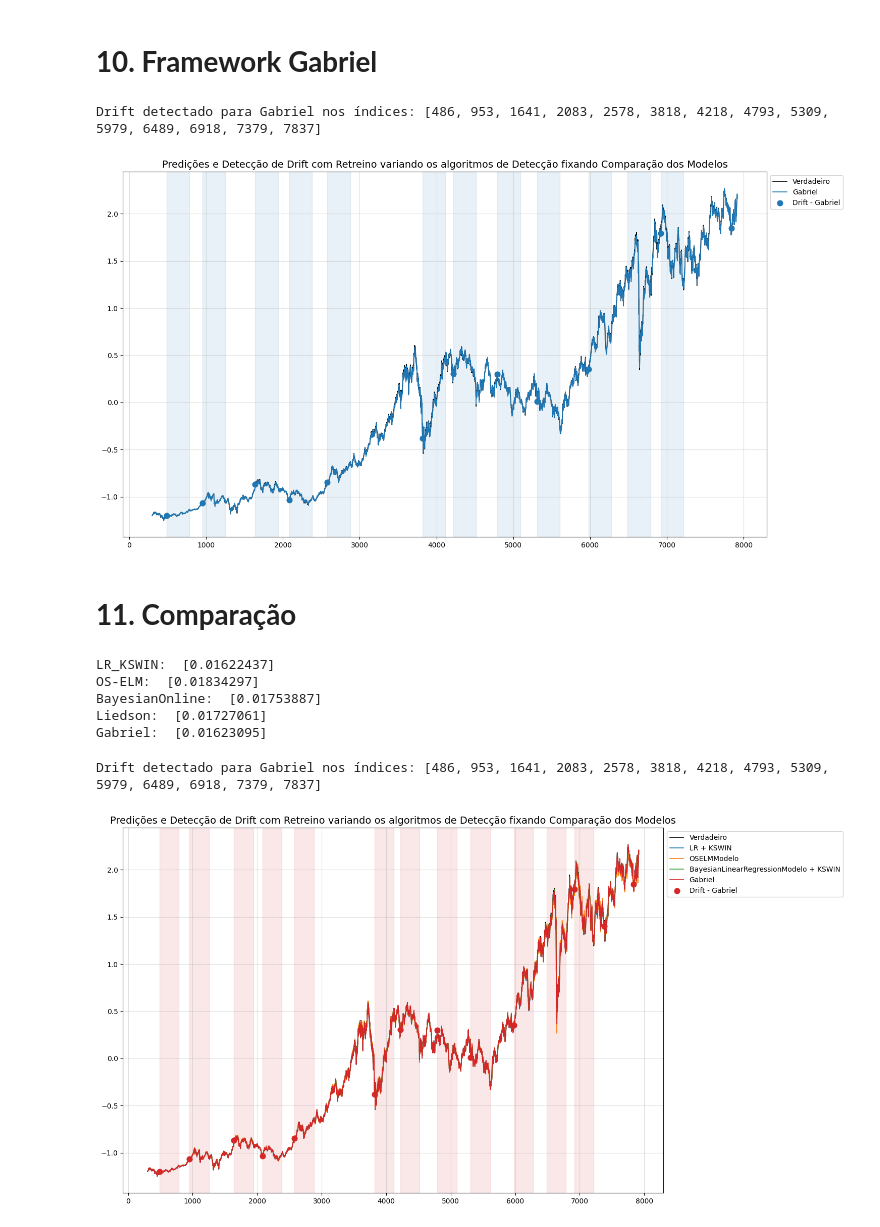
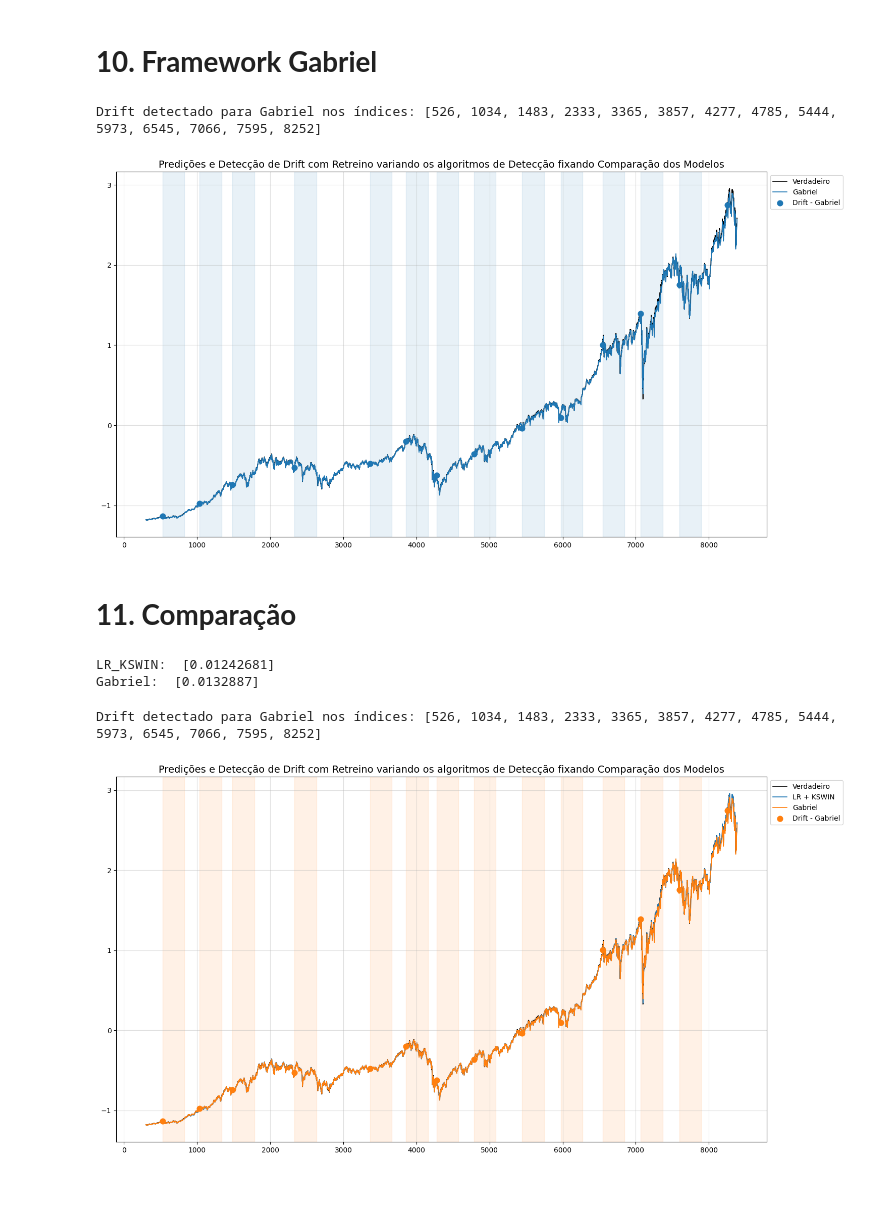
Before and after one commit to gabrielfers/Drift-Detection-PIBIC, a Jupyter notebook: 1- tutorial_online_algorithms.ipynb, the cells around one changed output. Cells and saved outputs as stored; diff of their text form; code cells hidden in the pictures; blank space fills up the shorter version.

Commit message:
feat: atualizacoes codigo gabriel

```diff
--- a/1- tutorial_online_algorithms.ipynb
+++ b/1- tutorial_online_algorithms.ipynb
@@ -80,6 +80,6 @@ series = [
 # Definindo parâmetros para processamento
 tamanho_batch = 300
 lags = 10
-serie_escolhida = series[5]
+serie_escolhida = series[3]
 print(f"Processando série: {serie_escolhida}")
 # %% [output]
@@ -206,7 +210,7 @@ Drift detectado para Liedson nos índices: [519, 918, 1317, 1781, 2375, 3241, 38
 # %% [markdown]
 # **10. Framework Gabriel**
 # %%
-framework = SmartWindow(LinearRegressionModelo, KSWINDetector, 0.003)
+framework = SmartWindow(LinearRegressionModelo, KSWINDetector, n_std=0, n_subsamples=20, n_sliding_size = int(tamanho_batch/2))
 predicoes_frame2, deteccoes_frame2, mae_frame2 = framework.prequential(X, Y, tamanho_batch)
 # %%
 # Plotando os resultados
@@ -218,39 +222,36 @@ Visualizer.plotar_resultados_multi(Y,
                   detector_or_modelo="Comparação dos Modelos",
                   )
 # %% [output]
-Drift detectado para Gabriel nos índices: [486, 953, 1641, 2083, 2578, 3818, 4218, 4793, 5309, 5979, 6489, 6918, 7379, 7837]
+Drift detectado para Gabriel nos índices: [526, 1034, 1483, 2333, 3365, 3857, 4277, 4785, 5444, 5973, 6545, 7066, 7595, 8252]
-[figure, old version]
+[figure, new version]
 # %% [markdown]
 # **11. Comparação**
 # %%
 print("LR_KSWIN: ", mae_ativo)
-print("OS-ELM: ", mae_passivo)
-print("BayesianOnline: ", mae_ativo_online)
-print("Liedson: ", mae_frame)
+#print("OS-ELM: ", mae_passivo)
+#print("BayesianOnline: ", mae_ativo_online)
+#print("Liedson: ", mae_frame)
 print("Gabriel: ", mae_frame2)
 # %% [output]
-LR_KSWIN:  [0.01622437]
-OS-ELM:  [0.01834297]
-BayesianOnline:  [0.01753887]
-Liedson:  [0.01727061]
-Gabriel:  [0.01623095]
+LR_KSWIN:  [0.01242681]
+Gabriel:  [0.0132887]
 # %%
 # Plotando os resultados
 Visualizer.plotar_resultados_multi(Y,
                   [predicoes_ativo,
-                   predicoes_passivo,
-                   predicoes_ativo_online,
+                   #predicoes_passivo,
+                   #predicoes_ativo_online,
                    #predicoes_frame,
                    predicoes_frame2],
                   ["LR + KSWIN",
-                   "OSELMModelo",
-                   "BayesianLinearRegressionModelo + KSWIN",
+                   #"OSELMModelo",
+                   #"BayesianLinearRegressionModelo + KSWIN",
                    #"Liedson",
                    "Gabriel"],
                   {"Gabriel": deteccoes_frame2},
                   tamanho_batch,
                   detector_or_modelo="Comparação dos Modelos",
                   )
 # %% [output]
-Drift detectado para Gabriel nos índices: [486, 953, 1641, 2083, 2578, 3818, 4218, 4793, 5309, 5979, 6489, 6918, 7379, 7837]
+Drift detectado para Gabriel nos índices: [526, 1034, 1483, 2333, 3365, 3857, 4277, 4785, 5444, 5973, 6545, 7066, 7595, 8252]
-[figure, old version]
+[figure, new version]
```
Also changed, not shown: parts of 9 cells of this notebook, 4 other files.
